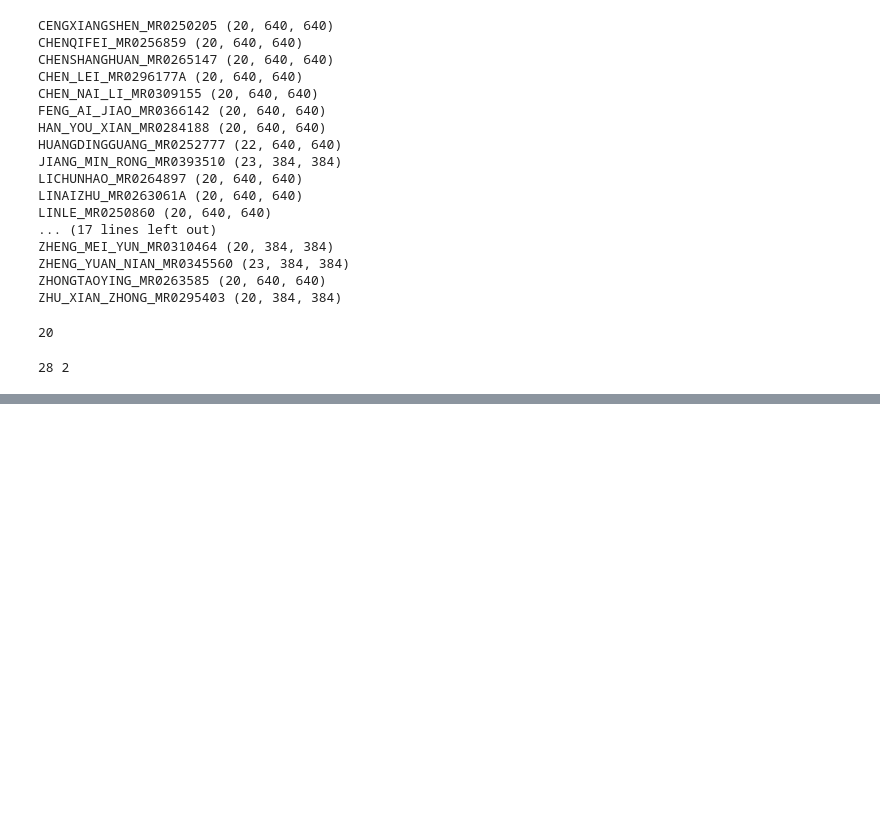
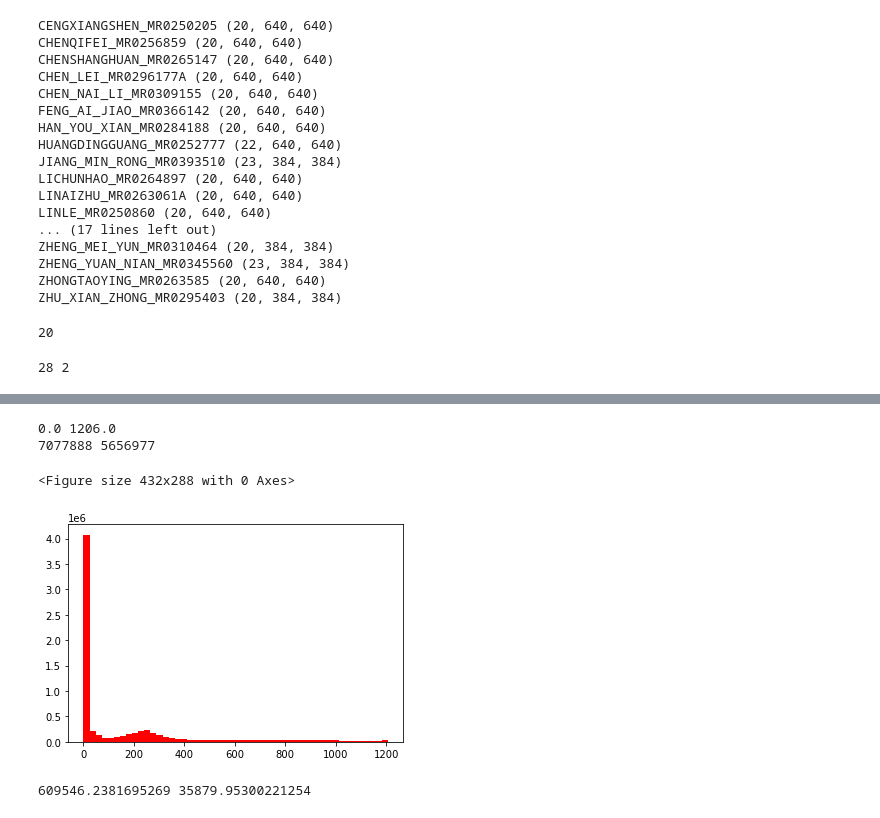
Before and after one commit to shenchuxiaofugui/local, a Jupyter notebook: peizhun.ipynb, the cells around one changed output, grey strips where cells are left out. Drawn from its saved outputs; the diff is of its cells as text; code cells hidden in the pictures; blank space fills up the shorter version.

```diff
--- a/peizhun.ipynb
+++ b/peizhun.ipynb
@@ -152,0 +179,33 @@ print(ceng_max,ceng_min)
+# %%
+#减小像素区间后的直方图
+clip_arr = np.clip(ori_arr, np.percentile(ori_arr, 0.05), np.percentile(ori_arr, 99.5))
+print(clip_arr.min(), clip_arr.max())
+print(len(clip_arr.flatten()), np.count_nonzero(clip_arr))
+plt.clf()
+plt.figure("hist")
+arr=clip_arr.flatten()
+n, bins, patches = plt.hist(arr, bins=50, edgecolor='None',facecolor='red')
+plt.show()
+# %% [output]
+0.0 1206.0
+7077888 5656977
+<Figure size 432x288 with 0 Axes>
+[figure, added]
+# %%
+#exposure.equalize_adapthist后的直方图
+from skimage import img_as_float
+# print(adapt_arr.min(), adapt_arr.max())
+# print(len(adapt_arr.flatten()), np.count_nonzero(adapt_arr))
+# plt.clf()
+# plt.figure("hist")
+# arr=adapt_arr.flatten()
+# #arr = np.argwhere(arr)
+# n, bins, patches = plt.hist(arr, bins=50, edgecolor='None',facecolor='red')
+# plt.show()
+adapt_arr1 = exposure.equalize_adapthist(ori_arr)  #直接均衡化
+minmax_arr =  (ori_arr - np.min(ori_arr)) / (np.max(ori_arr) - np.min(ori_arr))
+minmax_arr1 = img_as_float(ori_arr)
+adapt_arr = exposure.equalize_adapthist(minmax_arr)   #先归一化，再均衡化
+print(minmax_arr.sum(),minmax_arr1.sum())
+# %% [output]
+609546.2381695269 35879.95300221254
```
Also changed, not shown: parts of 12 cells of this notebook, 39 other files.
